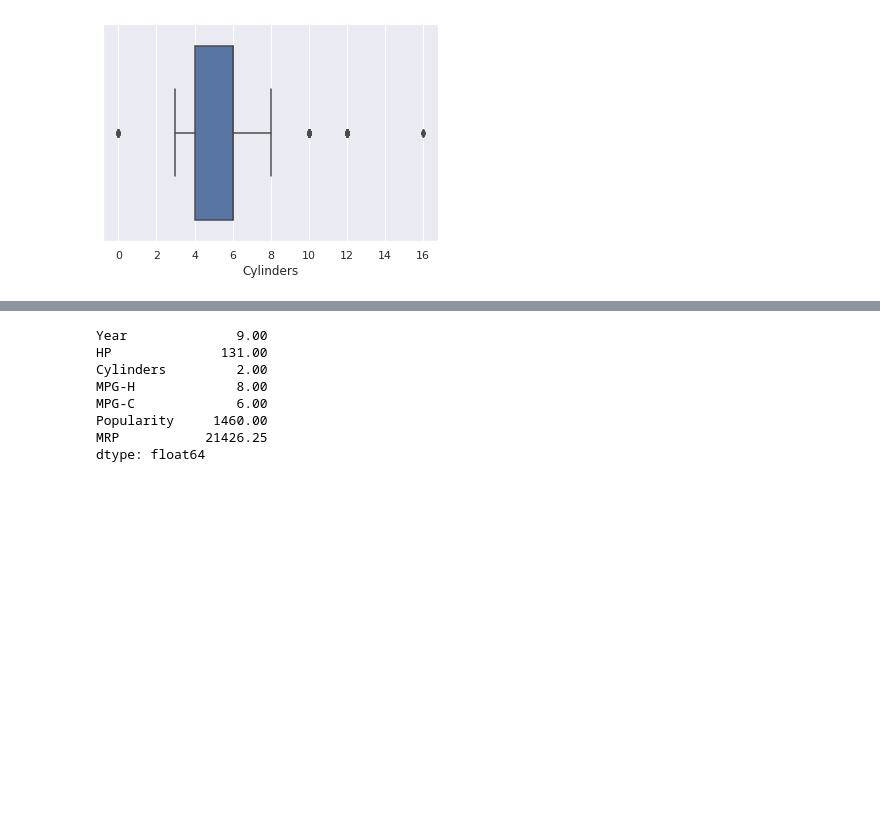
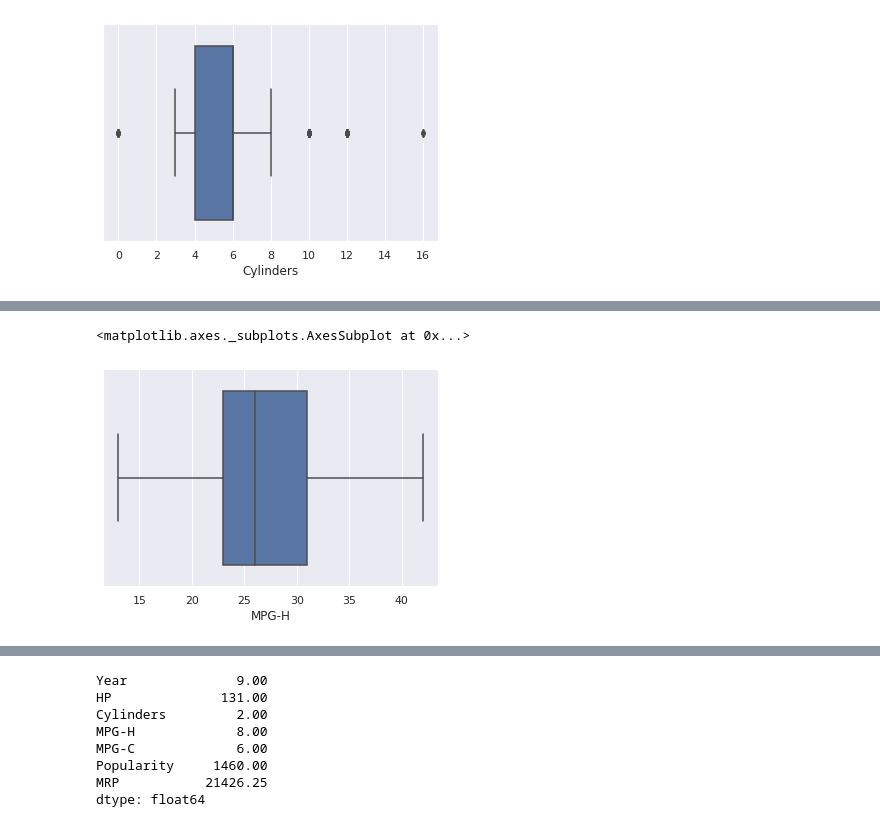
Before and after one commit to devkhetan/ML-Internship, a Jupyter notebook: ML_Internship_Project(B)_.ipynb, the cells around one changed output, grey strips where cells are left out. Cells and saved outputs as stored; diff of their text form; code cells hidden in the pictures; blank space fills up the shorter version.

```diff
--- a/ML_Internship_Project(B)_.ipynb
+++ b/ML_Internship_Project(B)_.ipynb
@@ -201,0 +207,5 @@ sns.boxplot(x=df['Cylinders'])
+# %%
+sns.boxplot(x=df['MPG-H'])
+# %% [output]
+<matplotlib.axes._subplots.AxesSubplot at 0x...>
+[figure, added]
```
Also changed, not shown: parts of 12 cells of this notebook.
